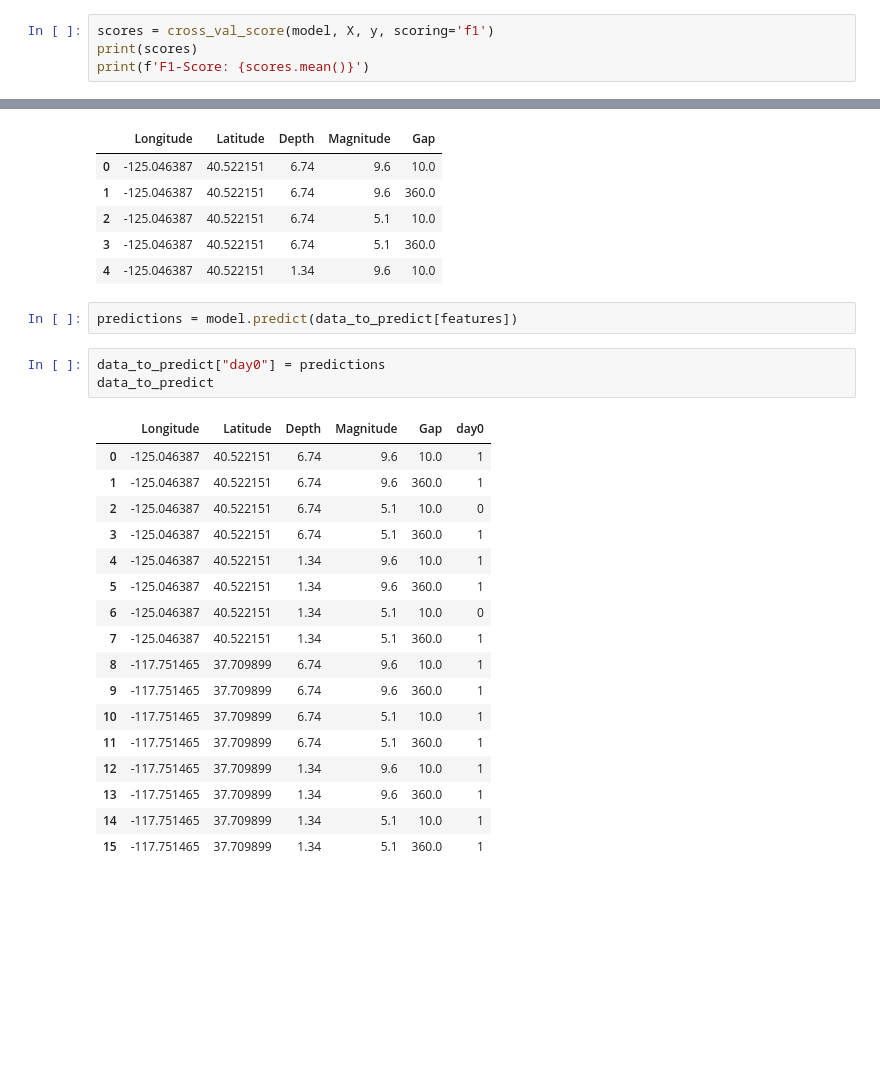
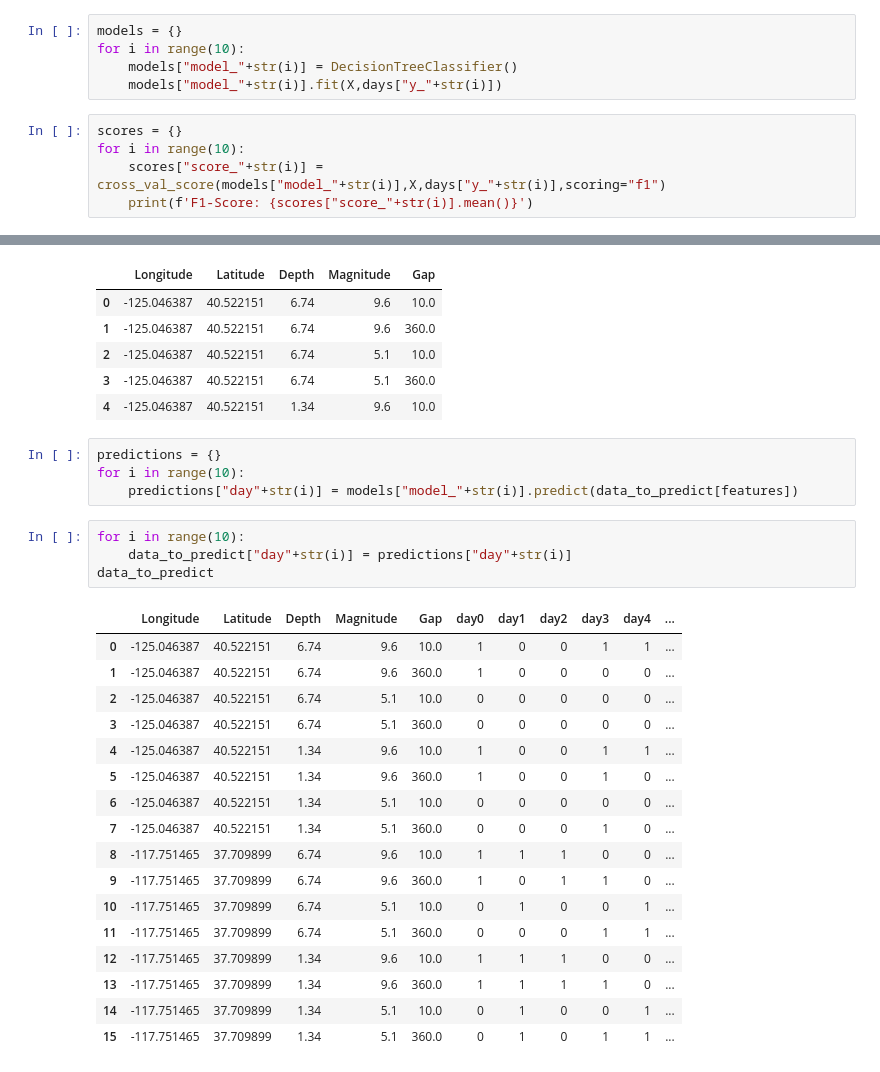
Before and after one commit to krattya/Natural-Disasters-App, a Jupyter notebook: forecast/forecast_classification.ipynb, the cells around one changed output, grey strips where cells are left out. Drawn from its saved outputs; the diff is of its cells as text; blank space fills up the shorter version.

Commit message:
model2: added predictions for first 10 days and saved to db

```diff
--- a/forecast/forecast_classification.ipynb
+++ b/forecast/forecast_classification.ipynb
@@ -120,5 +97,11 @@ DecisionTreeClassifier()
+# %%
+models = {}
+for i in range(10):
+    models["model_"+str(i)] = DecisionTreeClassifier()
+    models["model_"+str(i)].fit(X,days["y_"+str(i)])
 # %%
-scores = cross_val_score(model, X, y, scoring='f1')
-print(scores)
-print(f'F1-Score: {scores.mean()}')
+scores = {}
+for i in range(10):
+    scores["score_"+str(i)] = cross_val_score(models["model_"+str(i)],X,days["y_"+str(i)],scoring="f1")
+    print(f'F1-Score: {scores["score_"+str(i)].mean()}')
 # %% [output]
@@ -149,26 +140,29 @@ data_to_predict.head()
 | 2 | -125.046387 | 40.522151 | 6.74 | 5.1 | 10.0 |
 | 3 | -125.046387 | 40.522151 | 6.74 | 5.1 | 360.0 |
 | 4 | -125.046387 | 40.522151 | 1.34 | 9.6 | 10.0 |
-# %%
-predictions = model.predict(data_to_predict[features])
-# %%
-data_to_predict["day0"] = predictions
-data_to_predict
-# %% [output]
-|  | Longitude | Latitude | Depth | Magnitude | Gap | day0 |
-| 0 | -125.046387 | 40.522151 | 6.74 | 9.6 | 10.0 | 1 |
-| 1 | -125.046387 | 40.522151 | 6.74 | 9.6 | 360.0 | 1 |
-| 2 | -125.046387 | 40.522151 | 6.74 | 5.1 | 10.0 | 0 |
-| 3 | -125.046387 | 40.522151 | 6.74 | 5.1 | 360.0 | 1 |
-| 4 | -125.046387 | 40.522151 | 1.34 | 9.6 | 10.0 | 1 |
-| 5 | -125.046387 | 40.522151 | 1.34 | 9.6 | 360.0 | 1 |
-| 6 | -125.046387 | 40.522151 | 1.34 | 5.1 | 10.0 | 0 |
-| 7 | -125.046387 | 40.522151 | 1.34 | 5.1 | 360.0 | 1 |
-| 8 | -117.751465 | 37.709899 | 6.74 | 9.6 | 10.0 | 1 |
-| 9 | -117.751465 | 37.709899 | 6.74 | 9.6 | 360.0 | 1 |
-| 10 | -117.751465 | 37.709899 | 6.74 | 5.1 | 10.0 | 1 |
-| 11 | -117.751465 | 37.709899 | 6.74 | 5.1 | 360.0 | 1 |
-| 12 | -117.751465 | 37.709899 | 1.34 | 9.6 | 10.0 | 1 |
-| 13 | -117.751465 | 37.709899 | 1.34 | 9.6 | 360.0 | 1 |
-| 14 | -117.751465 | 37.709899 | 1.34 | 5.1 | 10.0 | 1 |
-| 15 | -117.751465 | 37.709899 | 1.34 | 5.1 | 360.0 | 1 |
+# %%
+predictions = {}
+for i in range(10):
+    predictions["day"+str(i)] = models["model_"+str(i)].predict(data_to_predict[features])
+# %%
+for i in range(10):
+    data_to_predict["day"+str(i)] = predictions["day"+str(i)]
+data_to_predict
+# %% [output]
+|  | Longitude | Latitude | Depth | Magnitude | Gap | day0 | day1 | day2 | day3 | day4 | ... |
+| 0 | -125.046387 | 40.522151 | 6.74 | 9.6 | 10.0 | 1 | 0 | 0 | 1 | 1 | ... |
+| 1 | -125.046387 | 40.522151 | 6.74 | 9.6 | 360.0 | 1 | 0 | 0 | 0 | 0 | ... |
+| 2 | -125.046387 | 40.522151 | 6.74 | 5.1 | 10.0 | 0 | 0 | 0 | 0 | 0 | ... |
+| 3 | -125.046387 | 40.522151 | 6.74 | 5.1 | 360.0 | 0 | 0 | 0 | 0 | 0 | ... |
+| 4 | -125.046387 | 40.522151 | 1.34 | 9.6 | 10.0 | 1 | 0 | 0 | 1 | 1 | ... |
+| 5 | -125.046387 | 40.522151 | 1.34 | 9.6 | 360.0 | 1 | 0 | 0 | 1 | 0 | ... |
+| 6 | -125.046387 | 40.522151 | 1.34 | 5.1 | 10.0 | 0 | 0 | 0 | 0 | 0 | ... |
+| 7 | -125.046387 | 40.522151 | 1.34 | 5.1 | 360.0 | 0 | 0 | 0 | 1 | 0 | ... |
+| 8 | -117.751465 | 37.709899 | 6.74 | 9.6 | 10.0 | 1 | 1 | 1 | 0 | 0 | ... |
+| 9 | -117.751465 | 37.709899 | 6.74 | 9.6 | 360.0 | 1 | 0 | 1 | 1 | 0 | ... |
+| 10 | -117.751465 | 37.709899 | 6.74 | 5.1 | 10.0 | 0 | 1 | 0 | 0 | 1 | ... |
+| 11 | -117.751465 | 37.709899 | 6.74 | 5.1 | 360.0 | 0 | 0 | 0 | 1 | 1 | ... |
+| 12 | -117.751465 | 37.709899 | 1.34 | 9.6 | 10.0 | 1 | 1 | 1 | 0 | 0 | ... |
+| 13 | -117.751465 | 37.709899 | 1.34 | 9.6 | 360.0 | 1 | 1 | 1 | 1 | 0 | ... |
+| 14 | -117.751465 | 37.709899 | 1.34 | 5.1 | 10.0 | 0 | 1 | 0 | 0 | 1 | ... |
+| 15 | -117.751465 | 37.709899 | 1.34 | 5.1 | 360.0 | 0 | 1 | 0 | 1 | 1 | ... |
```
Also changed, not shown: parts of 8 cells of this notebook.
